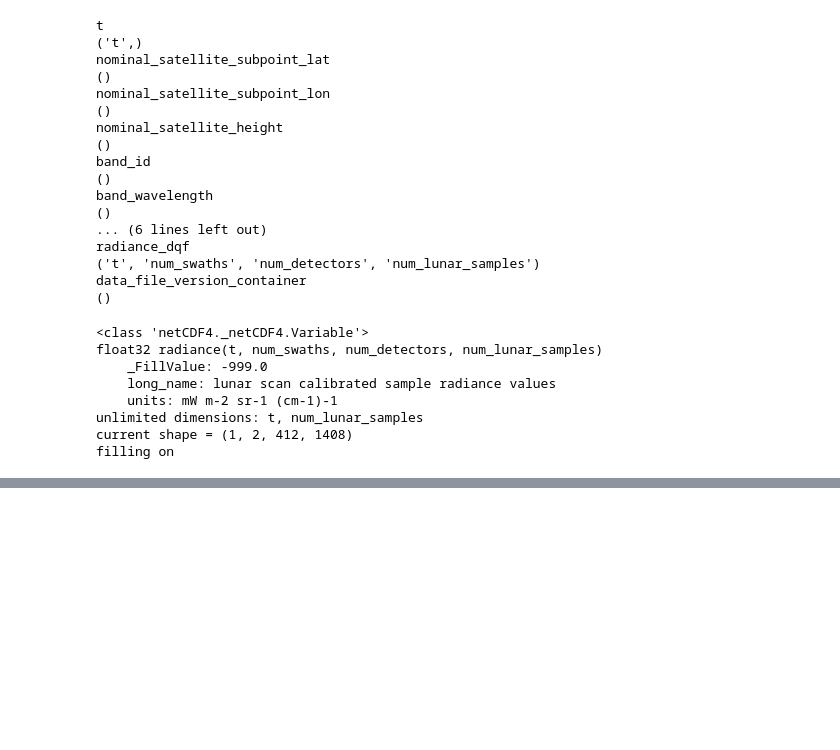
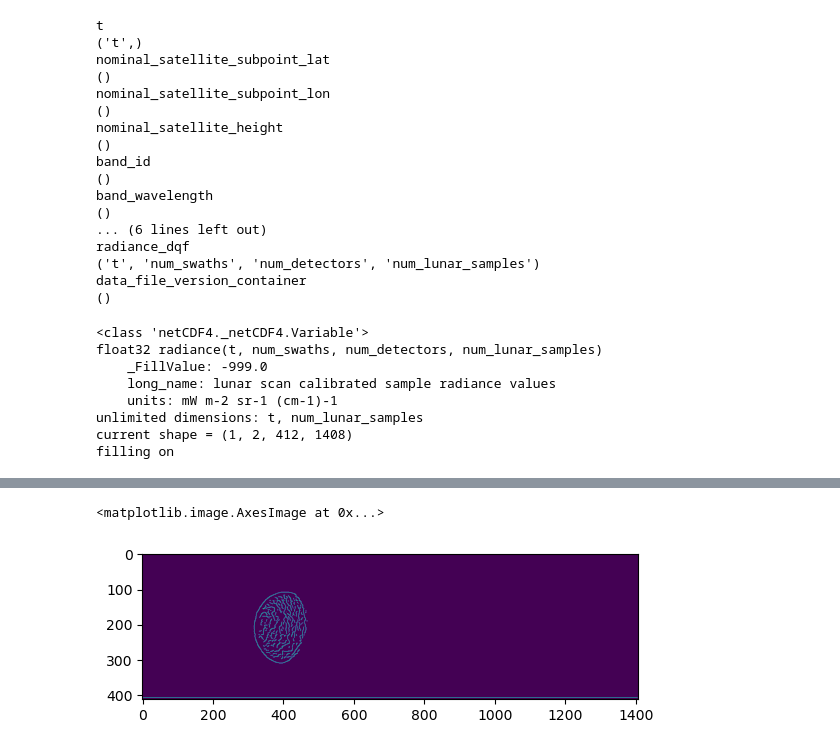
Before and after one commit to MillionConcepts/knowing-the-sky, a Jupyter notebook: knowing-the-sky/6_Seeing_the_Moon.ipynb, the cells around one changed output, grey strips where cells are left out. Drawn from its saved outputs; the diff is of its cells as text; code cells hidden in the pictures; blank space fills up the shorter version.

```diff
--- a/knowing-the-sky/6_Seeing_the_Moon.ipynb
+++ b/knowing-the-sky/6_Seeing_the_Moon.ipynb
@@ -96,0 +104,9 @@ cs = plt.imshow(l1a[0,1,:,:])
+# %%
+data=l1a[0,0,:,:]
+# %%
+edges=canny(data, sigma=2.0, low_threshold=0.55, high_threshold=1)
+# %%
+plt.imshow(edges)
+# %% [output]
+<matplotlib.image.AxesImage at 0x...>
+[figure, added]
```
Also changed, not shown: parts of 6 cells of this notebook, 4 other files.
